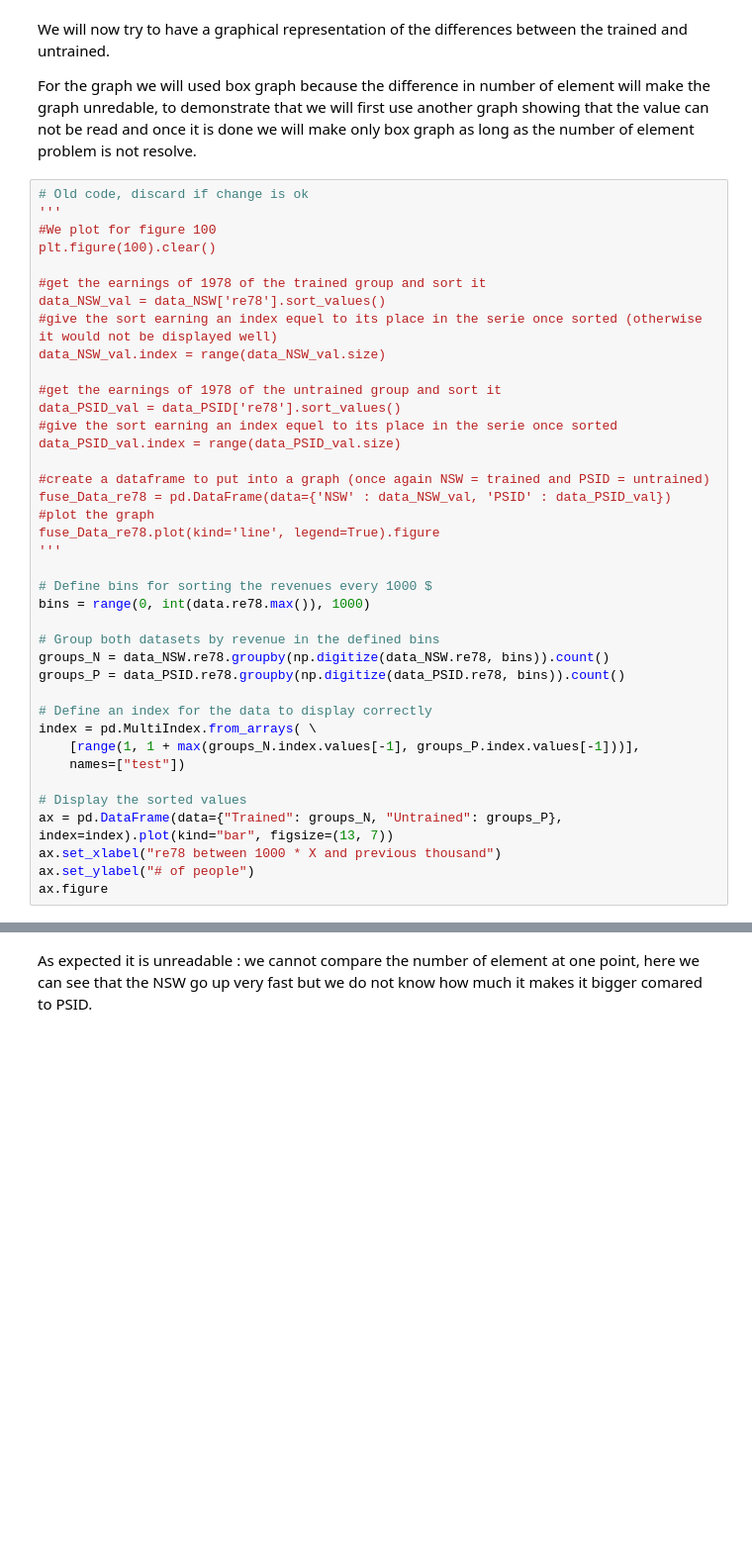
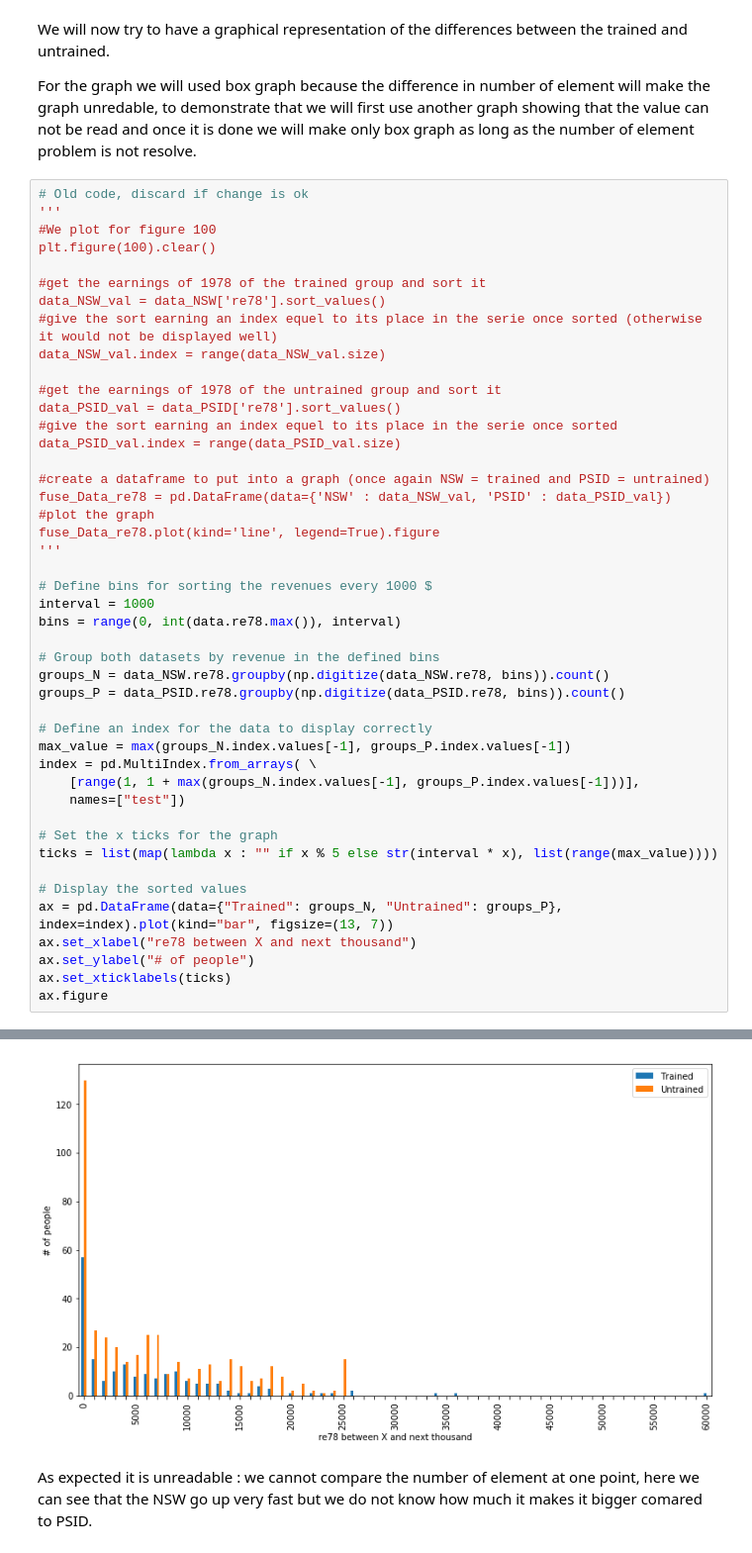
Before and after one commit to matthieuDev/ADA2017, a Jupyter notebook: 04 - Applied ML/Homework 4.ipynb, the cells around one changed output, grey strips where cells are left out. Shown: that part at 99% size. Cells and saved outputs as stored; diff of their text form; blank space fills up the shorter version.

```diff
--- a/04 - Applied ML/Homework 4.ipynb
+++ b/04 - Applied ML/Homework 4.ipynb
@@ -101,20 +101,26 @@ fuse_Data_re78.plot(kind='line', legend=True).figure
 '''
 
 # Define bins for sorting the revenues every 1000 $
-bins = range(0, int(data.re78.max()), 1000)
+interval = 1000
+bins = range(0, int(data.re78.max()), interval)
 
 # Group both datasets by revenue in the defined bins
 groups_N = data_NSW.re78.groupby(np.digitize(data_NSW.re78, bins)).count()
 groups_P = data_PSID.re78.groupby(np.digitize(data_PSID.re78, bins)).count()
 
 # Define an index for the data to display correctly
+max_value = max(groups_N.index.values[-1], groups_P.index.values[-1])
 index = pd.MultiIndex.from_arrays( \
     [range(1, 1 + max(groups_N.index.values[-1], groups_P.index.values[-1]))],
     names=["test"])
 
+# Set the x ticks for the graph
+ticks = list(map(lambda x : "" if x % 5 else str(interval * x), list(range(max_value))))
+
 # Display the sorted values
 ax = pd.DataFrame(data={"Trained": groups_N, "Untrained": groups_P}, index=index).plot(kind="bar", figsize=(13, 7))
-ax.set_xlabel("re78 between 1000 * X and previous thousand")
+ax.set_xlabel("re78 between X and next thousand")
 ax.set_ylabel("# of people")
+ax.set_xticklabels(ticks)
 ax.figure
 # %% [output]
@@ -122,3 +127,4 @@ NameError: name 'data_N' is not defined
+[figure, added]
 # %% [markdown]
 As expected it is unreadable : we cannot compare the number of element at one point, here we can see that the NSW go up very fast but we do not know how much it makes it bigger comared to PSID.
 # %% [markdown]
```
Also changed, not shown: parts of 1 cell of this notebook.
